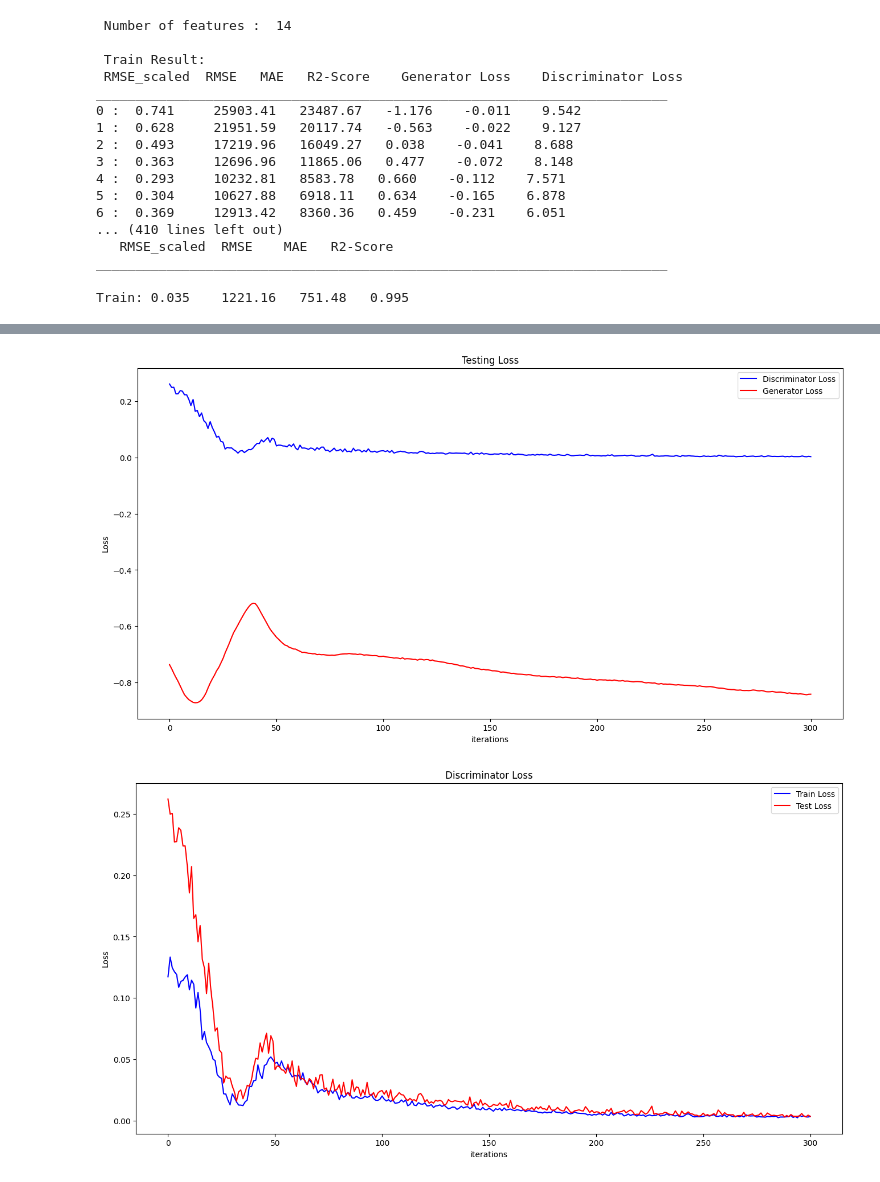
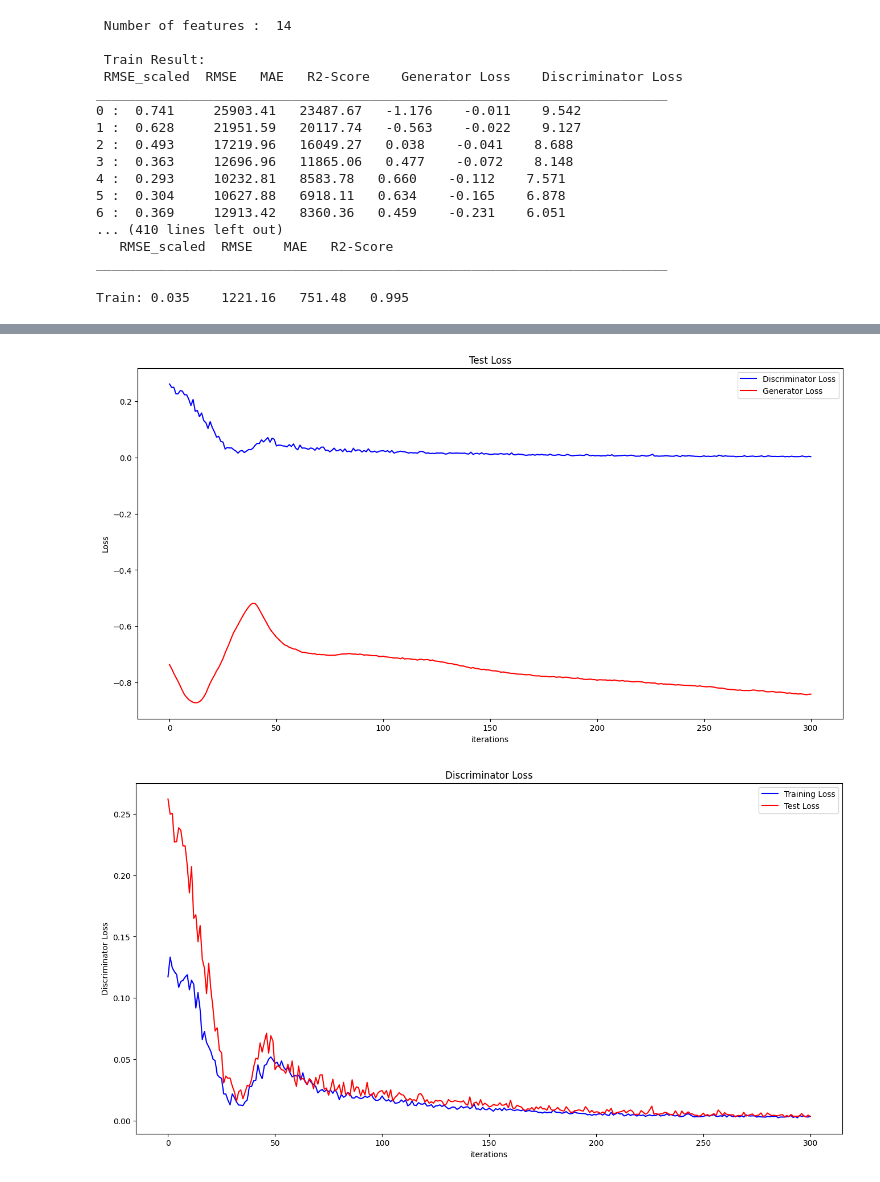
Before and after one commit to mahdimanian/dragan_btc, a Jupyter notebook: dragan_btc.ipynb, the cells around one changed output, grey strips where cells are left out. Saved outputs shown, nothing was run; the diff lists cells and outputs as text; code cells hidden in the pictures.

```diff
--- a/dragan_btc.ipynb
+++ b/dragan_btc.ipynb
@@ -438,7 +438,7 @@ if __name__ == '__main__':
     plt.plot(index_e, test_list, color= 'red')
     plt.xlabel('iterations')
     plt.ylabel('RMSE')
-    plt.legend(("Train RMSE", "Test RMSE"), loc="upper right")
+    plt.legend(("Training RMSE", "Test RMSE"), loc="upper right")
     plt.show()
 
     plt.figure(figsize=(16, 8))
@@ -447,7 +447,7 @@ if __name__ == '__main__':
     plt.plot(index_e, test_list_scaled, color= 'red')
     plt.xlabel('iterations')
     plt.ylabel('RMSE Scaled')
-    plt.legend(("Train RMSE Scaled", "Test RMSE Scaled"), loc="upper right")
+    plt.legend(("Training RMSE Scaled", "Test RMSE Scaled"), loc="upper right")
     plt.show()
 
     plt.figure(figsize=(16, 8))
@@ -456,7 +456,7 @@ if __name__ == '__main__':
     plt.plot(index_e, test_list_mae, color= 'red')
     plt.xlabel('iterations')
     plt.ylabel('MAE')
-    plt.legend(("Train MAE", "Test MAE"), loc="upper right")
+    plt.legend(("Training MAE", "Test MAE"), loc="upper right")
     plt.show()
 
     plt.figure(figsize=(16, 8))
@@ -469,7 +469,7 @@ if __name__ == '__main__':
     plt.show()
 
     plt.figure(figsize=(16, 8))
-    plt.title('Testing Loss')
+    plt.title('Test Loss')
     plt.plot(dis_loss_test[50:], color= 'blue')
     plt.plot(gen_loss_test[50:], color= 'red')
     plt.xlabel('iterations')
@@ -482,8 +482,8 @@ if __name__ == '__main__':
     plt.plot(dis_loss[50:], color= 'blue')
     plt.plot(dis_loss_test[50:], color= 'red')
     plt.xlabel('iterations')
-    plt.ylabel('Loss')
-    plt.legend(("Train Loss", "Test Loss"), loc="upper right")
+    plt.ylabel('Discriminator Loss')
+    plt.legend(("Training Loss", "Test Loss"), loc="upper right")
     plt.show()
 
     plt.figure(figsize=(16, 8))
@@ -491,8 +491,8 @@ if __name__ == '__main__':
     plt.plot(gen_loss[50:], color= 'blue')
     plt.plot(gen_loss_test[50:], color= 'red')
     plt.xlabel('iterations')
-    plt.ylabel('Loss')
-    plt.legend(("Train Loss", "Test Loss"), loc="upper right")
+    plt.ylabel('Generator Loss')
+    plt.legend(("Training Loss", "Test Loss"), loc="upper right")
     plt.show()
 # %% [output]
  Number of features :  14
@@ -520,3 +520,3 @@ Train: 0.035    1221.16   751.48   0.995
 [figure]
 [figure]
-[figure, old version]
+[figure, new version]
```
Also changed, not shown: parts of 1 cell of this notebook.
